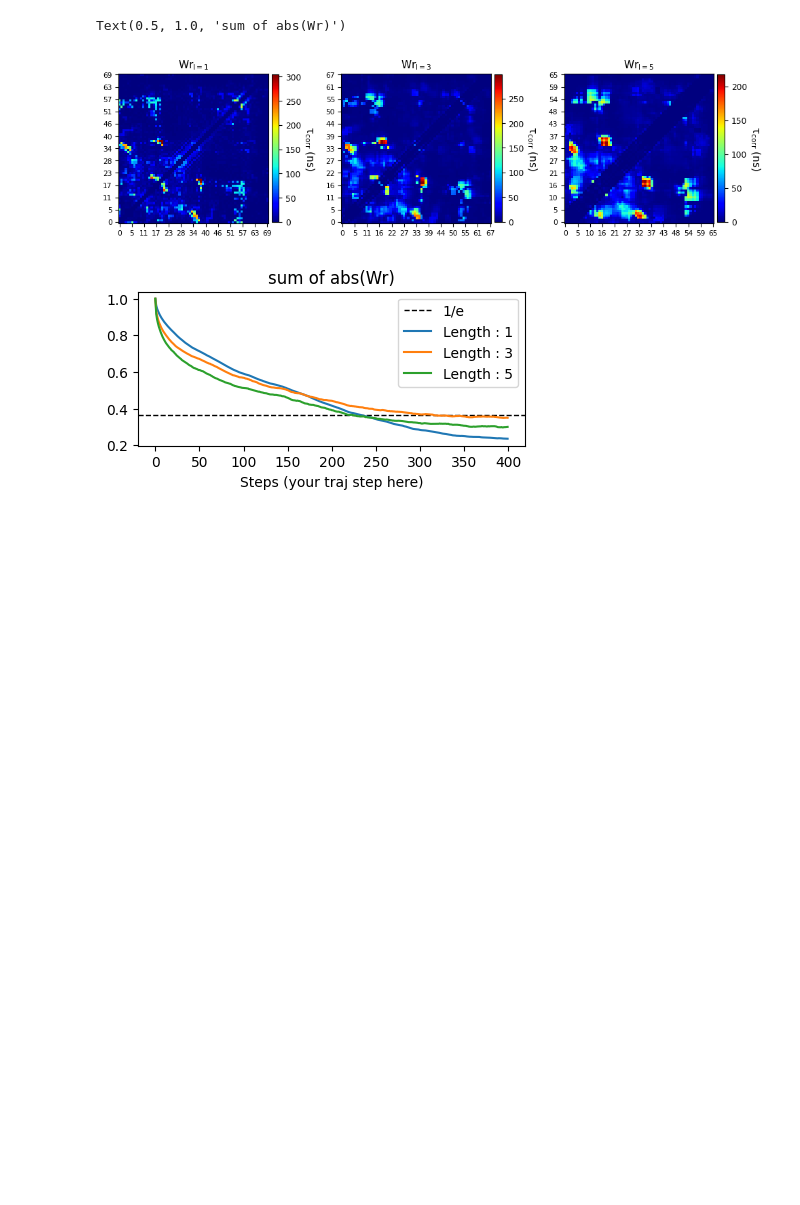
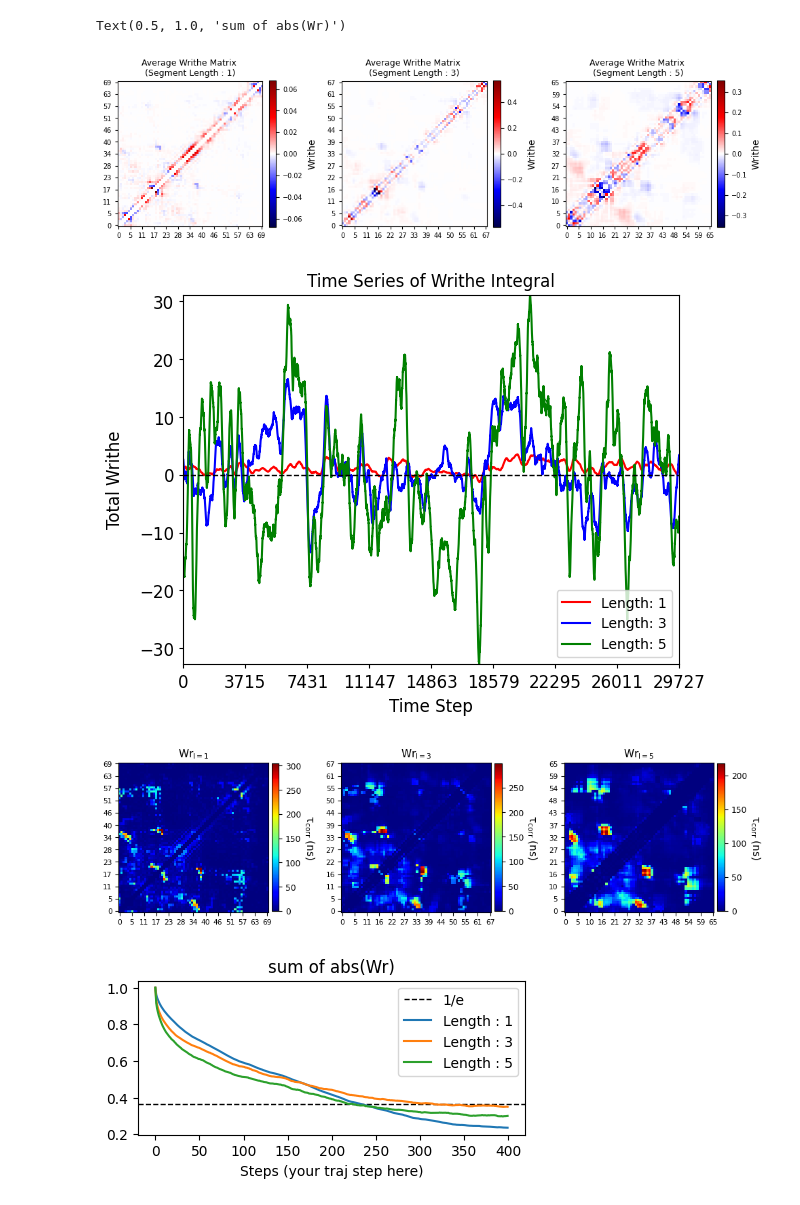
Before and after one commit to tommysisk/writhe_tools, a Jupyter notebook: examples/writhe_correlation_times.ipynb, the cells around one changed output. Saved outputs shown, nothing was run; the diff lists cells and outputs as text; code cells hidden in the pictures; blank space fills up the shorter version.

```diff
--- a/examples/writhe_correlation_times.ipynb
+++ b/examples/writhe_correlation_times.ipynb
@@ -5,7 +5,7 @@ import matplotlib.pyplot as plt
 import ray
 
 from writhe_tools.writhe import Writhe, to_writhe_matrix
-from writhe_tools.plots import plot_distance_matrix, lineplot1D
+from writhe_tools.plots import plot_distance_matrix
 from writhe_tools.utils import symbols
 
 
@@ -36,15 +36,35 @@ traj_file, pdb = '/home/t/writhe/actr/ACTR-a99SBdisp-Traj.dcd', '/home/t/writhe/
 
 lengths = [1,3,5]
 
-
 xyz = md.load(traj_file, top=pdb,
               atom_indices=md.load(pdb).top.select("name CA")
               ).center_coordinates().xyz
 
 writhe = Writhe(xyz)
 
-writhes = [writhe.compute_writhe(length=i)['writhe_features'] for i in lengths]
+# loop through to use class to plot stuff (not needed)
+writhes = []
+fig, axes = plt.subplots(1, 3, figsize=(10, 4))
+fig1, ax1 = plt.subplots(1,1, )
 
+for l, ax, color in zip(lengths, axes.flat, ['red', 'blue', 'green']):
+    features = writhe.compute_writhe(length=l)['writhe_features'] # stores result internally
+    writhes.append(features)
+    writhe.plot_writhe_matrix(ax=ax)
+    writhe.plot_writhe_total(ax=ax1, window=250, color=color, **{'label':f'Length: {l}'})
+
+
+fig.tight_layout()
+ax1.legend()
+ax1.set_title("Time Series of Writhe Integral")
+ax1.axhline(y=0,
+                linestyle='--',
+                color='black',
+                linewidth=1,
+               )
+
+
+# all the correlations (matrix)
 correlation_times = [np.array(ray.get([get_acf_time.remote(i) for i in j.T])) for j in writhes]
 
 fig, axes = plt.subplots(1, 3, figsize=(10, 4))
@@ -75,12 +95,8 @@ axes.axhline(y=1/np.exp(1),
 
 for wr, l in zip(abs_sum_acfs, lengths):
     axes.plot(wr[:400],label= f"Length : {l}")
+
 axes.legend()
 axes.set_xlabel("Steps (your traj step here)")
 axes.set_title('sum of abs(Wr)')
-
-
-
-
-#save_dict("correlation_matrices_truncated_integral.pkl", matrices)
 # %% [output]
@@ -90,3 +106,5 @@ axes.set_title('sum of abs(Wr)')
 Text(0.5, 1.0, 'sum of abs(Wr)')
-[figure, old version]
+[figure, new version]
-[figure, old version]
+[figure, new version]
+[figure, added]
+[figure, added]
```
Also changed, not shown: parts of 1 cell of this notebook.
